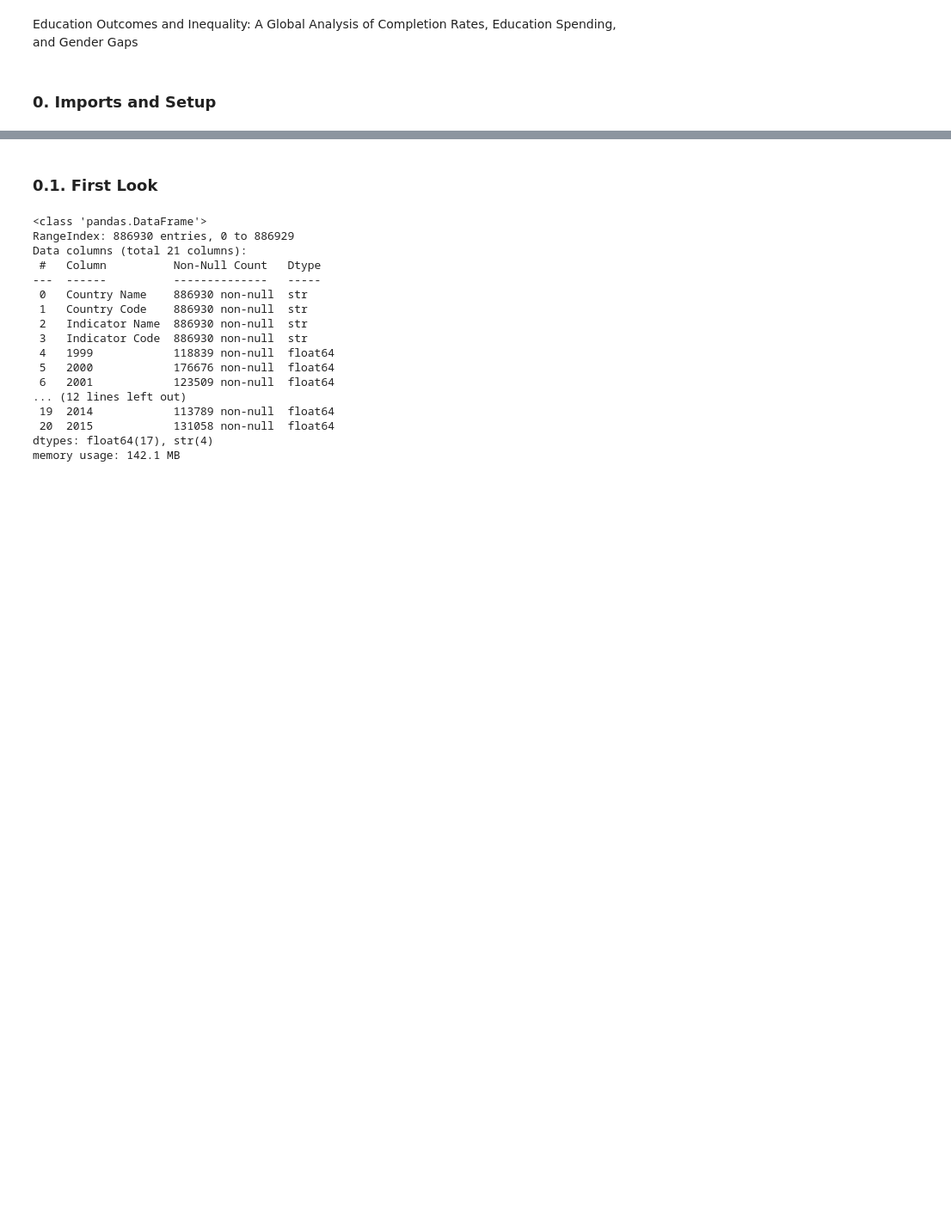
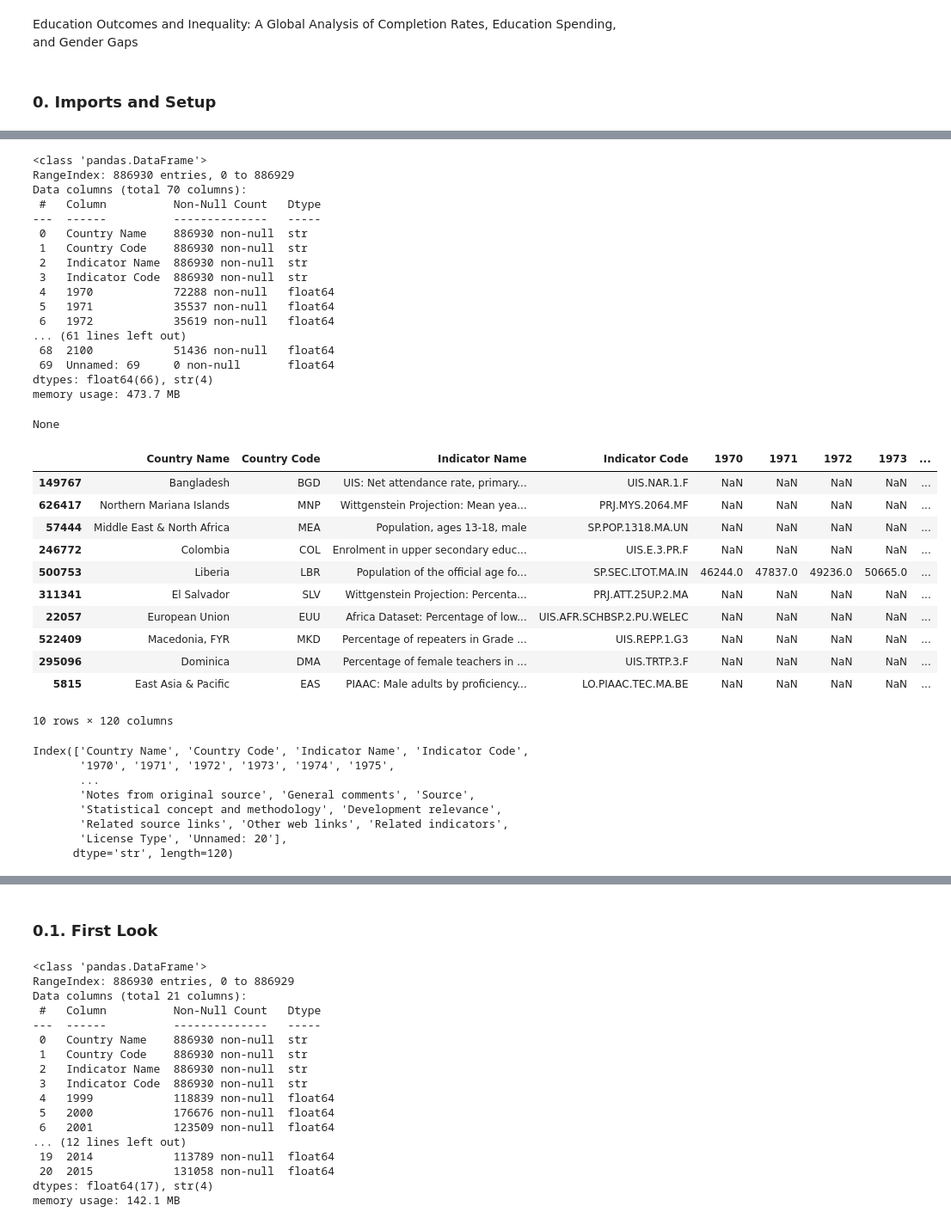
Before and after one commit to aKravtschenko/edstats-ml-analysis, a Jupyter notebook: global_education_economic_analysis.ipynb, the cells around one changed output, grey strips where cells are left out. Shown at 86% size. Saved outputs shown, nothing was run; the diff lists cells and outputs as text; code cells hidden in the pictures; blank space fills up the shorter version.

```diff
--- a/global_education_economic_analysis.ipynb
+++ b/global_education_economic_analysis.ipynb
@@ -49,0 +134,50 @@ df_series = pd.read_csv("./data/EdStatsSeries.csv")
+# %%
+# Country Code und Indicator Code / Series Code zum mergen verwenden -> SQL join
+display(df_data.info())
+#display(df_country.info())
+
+df_combined = df_data.merge(df_country, on="Country Code", how="left")
+df_combined = df_combined.merge(df_series, on="Indicator Code", how="left")
+
+
+display(df_combined.sample(10))
+df_combined.columns
+# %% [output]
+<class 'pandas.DataFrame'>
+RangeIndex: 886930 entries, 0 to 886929
+Data columns (total 70 columns):
+ #   Column          Non-Null Count   Dtype
+---  ------          --------------   -----
+ 0   Country Name    886930 non-null  str
+ 1   Country Code    886930 non-null  str
+ 2   Indicator Name  886930 non-null  str
+ 3   Indicator Code  886930 non-null  str
+ 4   1970            72288 non-null   float64
+ 5   1971            35537 non-null   float64
+ 6   1972            35619 non-null   float64
+... (61 lines left out)
+ 68  2100            51436 non-null   float64
+ 69  Unnamed: 69     0 non-null       float64
+dtypes: float64(66), str(4)
+memory usage: 473.7 MB
+None
+|  | Country Name | Country Code | Indicator Name | Indicator Code | 1970 | 1971 | 1972 | 1973 | ... |
+| 149767 | Bangladesh | BGD | UIS: Net attendance rate, primary... | UIS.NAR.1.F | NaN | NaN | NaN | NaN | ... |
+| 626417 | Northern Mariana Islands | MNP | Wittgenstein Projection: Mean yea... | PRJ.MYS.2064.MF | NaN | NaN | NaN | NaN | ... |
+| 57444 | Middle East & North Africa | MEA | Population, ages 13-18, male | SP.POP.1318.MA.UN | NaN | NaN | NaN | NaN | ... |
+| 246772 | Colombia | COL | Enrolment in upper secondary educ... | UIS.E.3.PR.F | NaN | NaN | NaN | NaN | ... |
+| 500753 | Liberia | LBR | Population of the official age fo... | SP.SEC.LTOT.MA.IN | 46244.0 | 47837.0 | 49236.0 | 50665.0 | ... |
+| 311341 | El Salvador | SLV | Wittgenstein Projection: Percenta... | PRJ.ATT.25UP.2.MA | NaN | NaN | NaN | NaN | ... |
+| 22057 | European Union | EUU | Africa Dataset: Percentage of low... | UIS.AFR.SCHBSP.2.PU.WELEC | NaN | NaN | NaN | NaN | ... |
+| 522409 | Macedonia, FYR | MKD | Percentage of repeaters in Grade ... | UIS.REPP.1.G3 | NaN | NaN | NaN | NaN | ... |
+| 295096 | Dominica | DMA | Percentage of female teachers in ... | UIS.TRTP.3.F | NaN | NaN | NaN | NaN | ... |
+| 5815 | East Asia & Pacific | EAS | PIAAC: Male adults by proficiency... | LO.PIAAC.TEC.MA.BE | NaN | NaN | NaN | NaN | ... |
+10 rows × 120 columns
+Index(['Country Name', 'Country Code', 'Indicator Name', 'Indicator Code',
+       '1970', '1971', '1972', '1973', '1974', '1975',
+       ...
+       'Notes from original source', 'General comments', 'Source',
+       'Statistical concept and methodology', 'Development relevance',
+       'Related source links', 'Other web links', 'Related indicators',
+       'License Type', 'Unnamed: 20'],
+      dtype='str', length=120)
```
Also changed, not shown: parts of 9 cells of this notebook.
